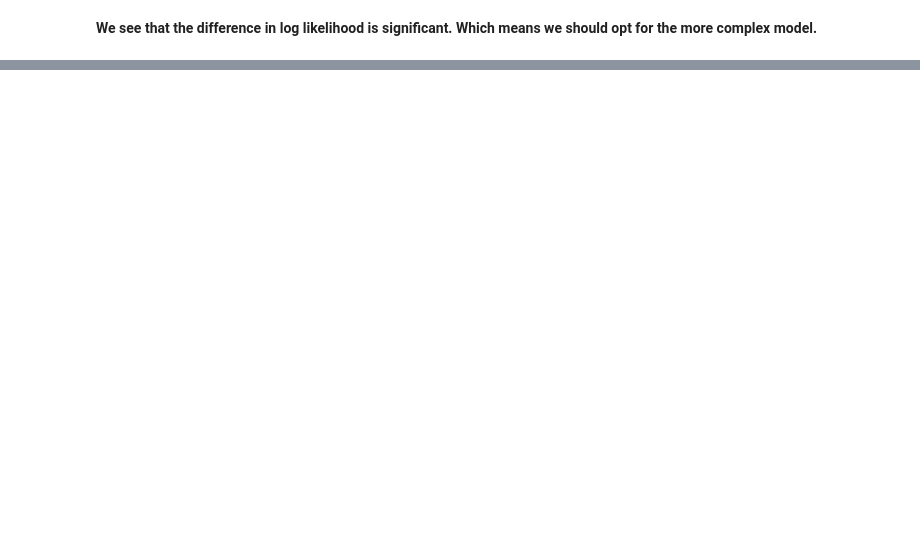
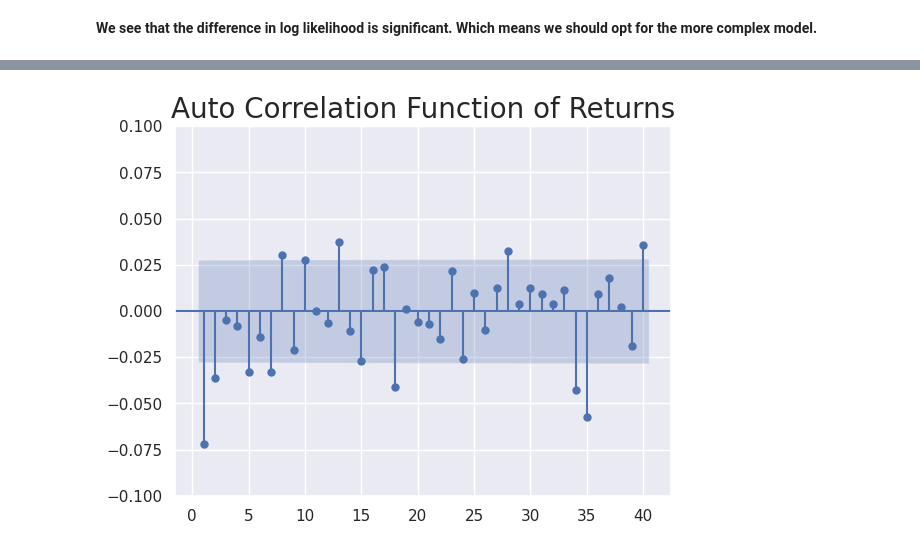
Before and after one commit to azratuni/Financial-Time-Series-Analysis, a Jupyter notebook: financial-time-series-analysis.ipynb, the cells around one changed output, grey strips where cells are left out. Saved outputs shown, nothing was run; the diff lists cells and outputs as text; code cells hidden in the pictures; blank space fills up the shorter version.

Commit message:
Kaggle Notebook | Financial Time-Series Analysis | Version 5

```diff
--- a/financial-time-series-analysis.ipynb
+++ b/financial-time-series-analysis.ipynb
@@ -561,0 +673,4 @@ LLR_test(model_ar_3, model_ar_4)
+# %%
+# 1 = distance in time between periods we want to compare. 1 is the default value
+df_train['returns'] = df_train.spx.pct_change(1).mul(100)
+df_train = df_train.iloc[1:]
@@ -561,0 +696,7 @@ LLR_test(model_ar_3, model_ar_4)
+# %%
+sgt.plot_acf(df_train.returns, lags = 40, zero = False)
+plt.ylim(-0.1,0.1)
+plt.title("Auto Correlation Function of Returns", size = 20)
+plt.show()
+# %% [output]
+[figure, added]
```
Also changed, not shown: parts of 37 cells of this notebook.
